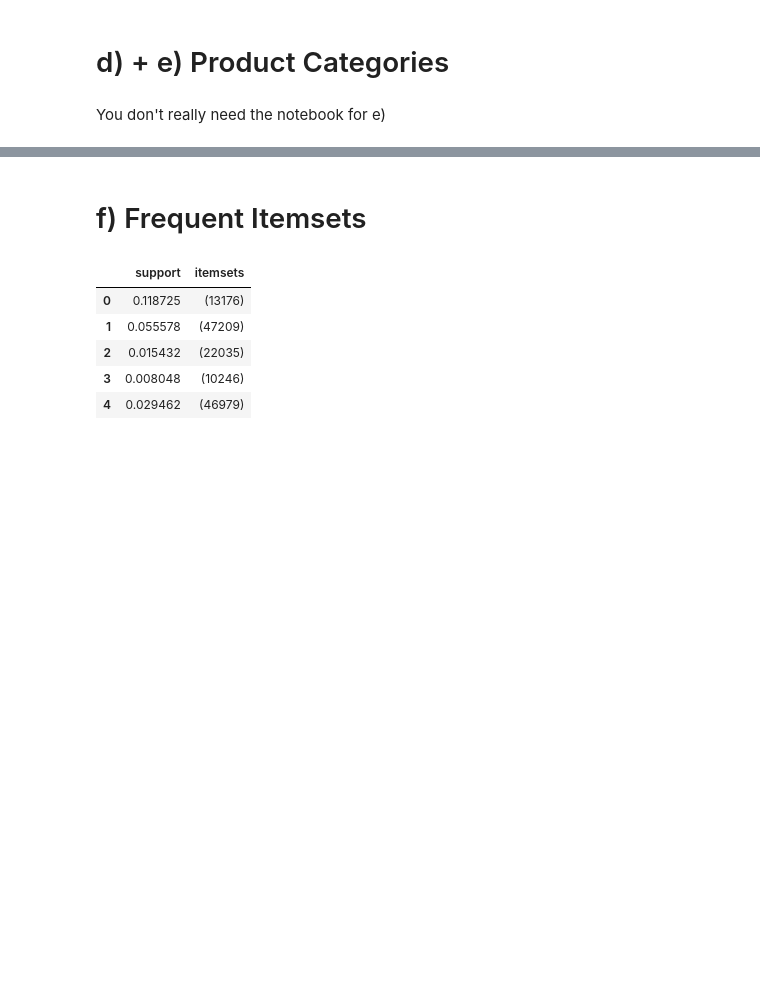
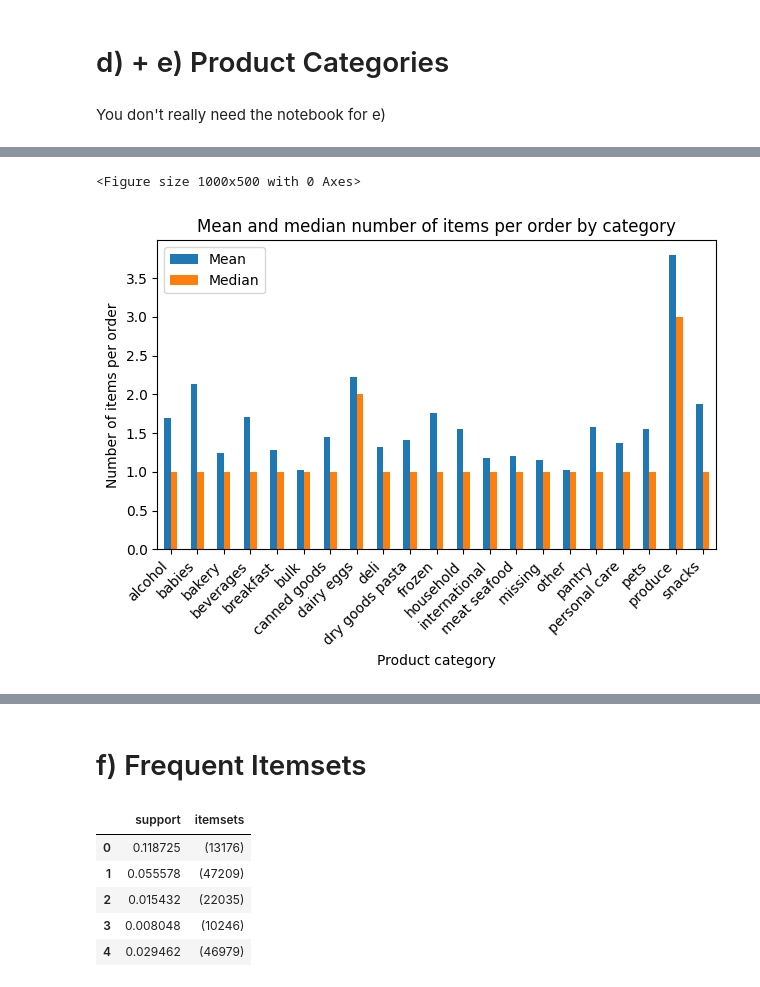
Before and after one commit to Vaetarium/IDS25WS_Assignment, a Jupyter notebook: Part2/files/Q1_market_basket_analysis.ipynb, the cells around one changed output, grey strips where cells are left out. Cells and saved outputs as stored; diff of their text form; code cells hidden in the pictures; blank space fills up the shorter version.

```diff
--- a/Part2/files/Q1_market_basket_analysis.ipynb
+++ b/Part2/files/Q1_market_basket_analysis.ipynb
@@ -44,0 +155,28 @@ You don't really need the notebook for e)
+# %%
+# count items per (order, category)
+items_per_order_category = (
+    basket_items
+    .groupby(["order_id", "category"])
+    .size()
+    .reset_index(name="count")
+)
+
+# mean and median per category
+stats_per_category = (
+    items_per_order_category
+    .groupby("category")["count"]
+    .agg(mean="mean", median="median")
+    .sort_index()   # alphabetical order
+)
+plt.figure(figsize=(10, 5))
+stats_per_category.plot(kind="bar")
+plt.ylabel("Number of items per order")
+plt.xlabel("Product category")
+plt.title("Mean and median number of items per order by category")
+plt.xticks(rotation=45, ha="right")
+plt.legend(["Mean", "Median"])
+plt.tight_layout()
+plt.show()
+# %% [output]
+<Figure size 1000x500 with 0 Axes>
+[figure, added]
```
Also changed, not shown: parts of 43 cells of this notebook.
